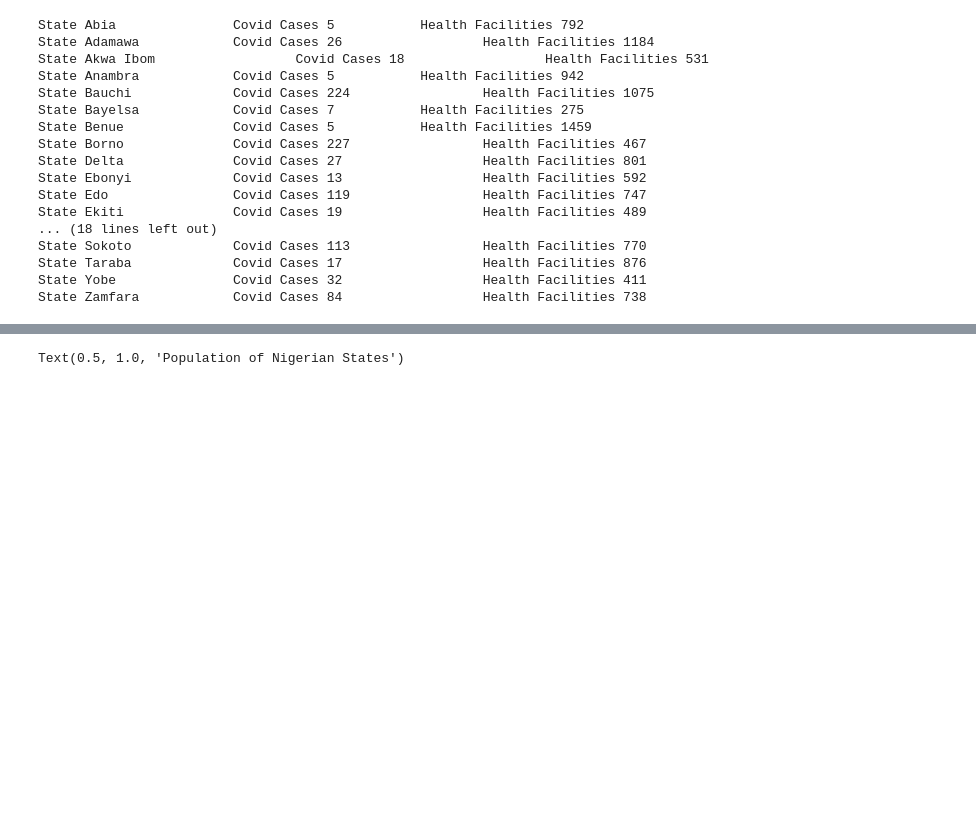
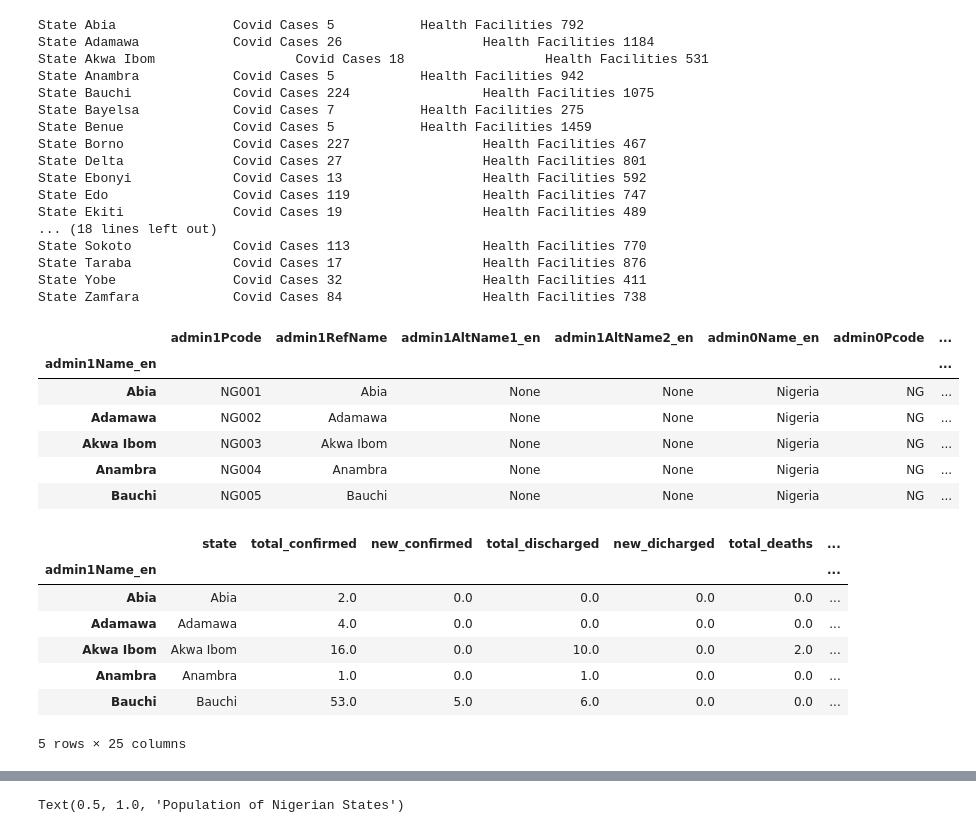
Before and after one commit to bkotryna/schmidt_team4, a Jupyter notebook: ML_lawrence_notebook/elaborate_on_ML_notebook.ipynb, the cells around one changed output, grey strips where cells are left out. Saved outputs shown, nothing was run; the diff lists cells and outputs as text; code cells hidden in the pictures; blank space fills up the shorter version.

```diff
--- a/ML_lawrence_notebook/elaborate_on_ML_notebook.ipynb
+++ b/ML_lawrence_notebook/elaborate_on_ML_notebook.ipynb
@@ -1249,3 +1429,22 @@ State Sokoto             Covid Cases 113                 Health Facilities 770
 State Taraba             Covid Cases 17                  Health Facilities 876
 State Yobe               Covid Cases 32                  Health Facilities 411
 State Zamfara            Covid Cases 84                  Health Facilities 738
+# %%
+display(pop_joined.head(5))
+display(pop_joined_pdf.head(5))
+# %% [output]
+|  | admin1Pcode | admin1RefName | admin1AltName1_en | admin1AltName2_en | admin0Name_en | admin0Pcode | ... |
+| admin1Name_en |  |  |  |  |  |  | ... |
+| Abia | NG001 | Abia | None | None | Nigeria | NG | ... |
+| Adamawa | NG002 | Adamawa | None | None | Nigeria | NG | ... |
+| Akwa Ibom | NG003 | Akwa Ibom | None | None | Nigeria | NG | ... |
+| Anambra | NG004 | Anambra | None | None | Nigeria | NG | ... |
+| Bauchi | NG005 | Bauchi | None | None | Nigeria | NG | ... |
+|  | state | total_confirmed | new_confirmed | total_discharged | new_dicharged | total_deaths | ... |
+| admin1Name_en |  |  |  |  |  |  | ... |
+| Abia | Abia | 2.0 | 0.0 | 0.0 | 0.0 | 0.0 | ... |
+| Adamawa | Adamawa | 4.0 | 0.0 | 0.0 | 0.0 | 0.0 | ... |
+| Akwa Ibom | Akwa Ibom | 16.0 | 0.0 | 10.0 | 0.0 | 2.0 | ... |
+| Anambra | Anambra | 1.0 | 0.0 | 1.0 | 0.0 | 0.0 | ... |
+| Bauchi | Bauchi | 53.0 | 5.0 | 6.0 | 0.0 | 0.0 | ... |
+5 rows × 25 columns
```
Also changed, not shown: parts of 17 cells of this notebook, 3 other files.
